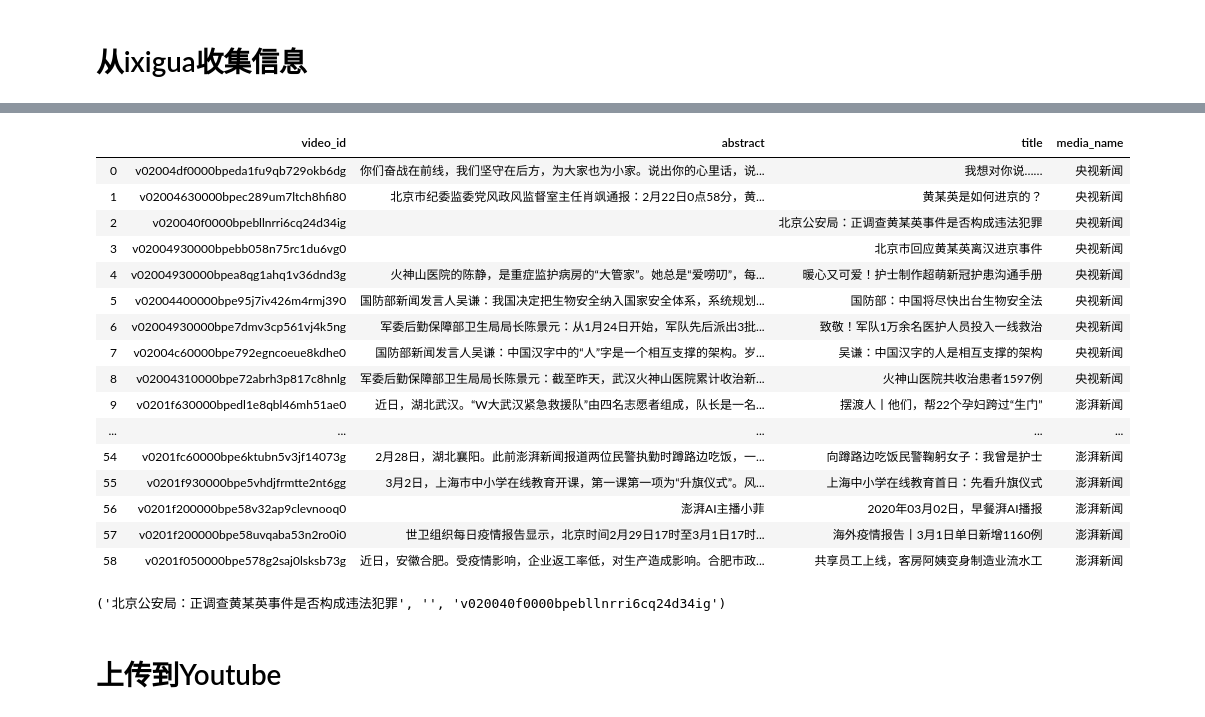
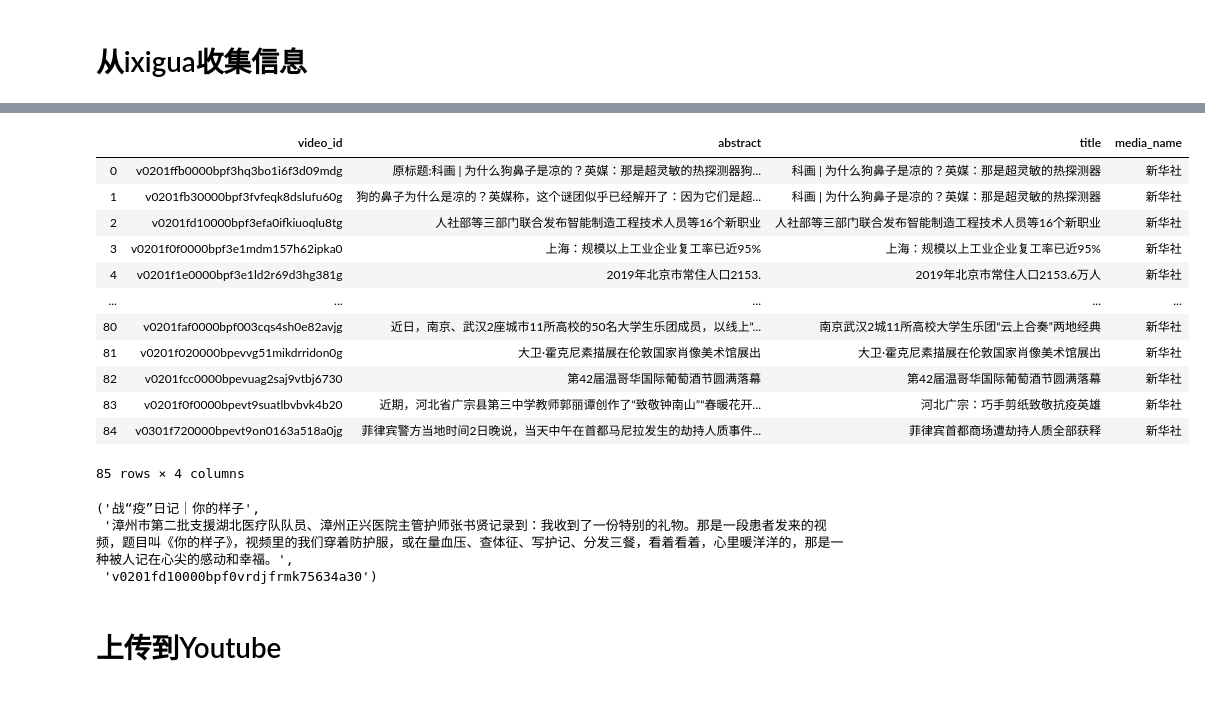
Before and after one commit to leewind/video-spider, a Jupyter notebook: jupyter/ixigua_2_youtube.ipynb, the cells around one changed output, grey strips where cells are left out. Drawn from its saved outputs; the diff is of its cells as text; code cells hidden in the pictures.

```diff
--- a/jupyter/ixigua_2_youtube.ipynb
+++ b/jupyter/ixigua_2_youtube.ipynb
@@ -9,7 +9,12 @@ import pandas as pd
 # %% [markdown]
 # 从ixigua收集信息
 # %%
-user_id_list = [4492956276, 51045089537]
+user_id_list = [
+#     4492956276,
+#     99849181082,
+#     104246645773
+    5757425042
+]
 # %%
 def downloadfile(filepath, url):
     print('downloadfile %s' % (url))
@@ -23,7 +28,7 @@ def downloadfile(filepath, url):
     print("Done")
     f.close()
 
-def request_detail_page(path, item):
+def request_detail_page(path, item=None):
     cookies = {
         'wafid':'af2ade58-1768-4fea-983d-c2ad0cf69fc2',
         'wafid.sig': 'xXI_Dn80Pyi_4TsddkTjVMYvnAQ',
@@ -60,6 +65,9 @@ def request_detail_page(path, item):
 
             downloadfile('%s.mp4' % (video_id), video_url)
 
+            if item is None:
+                item = o['Projection']['video']
+
             item['video_id'] = video_id
             return item
 # %%
@@ -102,7 +110,7 @@ def main():
                 if behot_time.month == ct.month and behot_time.day == ct.day and behot_time.year == ct.year:
 
                     try:
-                        vitem = request_detail_page('/i%s' % (item['item_id']), item)
+                        vitem = request_detail_page('/i%s' % (item['item_id']), item=item)
                         results.append(vitem)
                     except BaseException as e:
                         print(e)
@@ -151,43 +142,38 @@ data[0]
 # %%
 tmp = []
 for partial in data:
-    if partial['title'] in ['央视新闻面对面：专访武汉日记拍摄者小林', '主播说联播丨武汉社区干部被一句“谢谢”弄哭']:
-        continue
-
     tmp.append({
         'video_id': partial['video_id'],
         'abstract': partial['abstract'],
         'title': partial['title'],
         'media_name': partial['media_name']
     })
 
 df = pd.DataFrame(tmp)
 df
 # %% [output]
 |  | video_id | abstract | title | media_name |
-| 0 | v02004df0000bpeda1fu9qb729okb6dg | 你们奋战在前线，我们坚守在后方，为大家也为小家。说出你的心里话，说... | 我想对你说…… | 央视新闻 |
-| 1 | v02004630000bpec289um7ltch8hfi80 | 北京市纪委监委党风政风监督室主任肖飒通报：2月22日0点58分，黄... | 黄某英是如何进京的？ | 央视新闻 |
-| 2 | v020040f0000bpebllnrri6cq24d34ig |  | 北京公安局：正调查黄某英事件是否构成违法犯罪 | 央视新闻 |
-| 3 | v02004930000bpebb058n75rc1du6vg0 |  | 北京市回应黄某英离汉进京事件 | 央视新闻 |
-| 4 | v02004930000bpea8qg1ahq1v36dnd3g | 火神山医院的陈静，是重症监护病房的“大管家”。她总是“爱唠叨”，每... | 暖心又可爱！护士制作超萌新冠护患沟通手册 | 央视新闻 |
-| 5 | v02004400000bpe95j7iv426m4rmj390 | 国防部新闻发言人吴谦：我国决定把生物安全纳入国家安全体系，系统规划... | 国防部：中国将尽快出台生物安全法 | 央视新闻 |
-| 6 | v02004930000bpe7dmv3cp561vj4k5ng | 军委后勤保障部卫生局局长陈景元：从1月24日开始，军队先后派出3批... | 致敬！军队1万余名医护人员投入一线救治 | 央视新闻 |
-| 7 | v02004c60000bpe792egncoeue8kdhe0 | 国防部新闻发言人吴谦：中国汉字中的“人”字是一个相互支撑的架构。岁... | 吴谦：中国汉字的人是相互支撑的架构 | 央视新闻 |
-| 8 | v02004310000bpe72abrh3p817c8hnlg | 军委后勤保障部卫生局局长陈景元：截至昨天，武汉火神山医院累计收治新... | 火神山医院共收治患者1597例 | 央视新闻 |
-| 9 | v0201f630000bpedl1e8qbl46mh51ae0 | 近日，湖北武汉。“W大武汉紧急救援队”由四名志愿者组成，队长是一名... | 摆渡人丨他们，帮22个孕妇跨过“生门” | 澎湃新闻 |
+| 0 | v0201ffb0000bpf3hq3bo1i6f3d09mdg | 原标题:科画 | 为什么狗鼻子是凉的？英媒：那是超灵敏的热探测器狗... | 科画 | 为什么狗鼻子是凉的？英媒：那是超灵敏的热探测器 | 新华社 |
+| 1 | v0201fb30000bpf3fvfeqk8dslufu60g | 狗的鼻子为什么是凉的？英媒称，这个谜团似乎已经解开了：因为它们是超... | 科画 | 为什么狗鼻子是凉的？英媒：那是超灵敏的热探测器 | 新华社 |
+| 2 | v0201fd10000bpf3efa0ifkiuoqlu8tg | 人社部等三部门联合发布智能制造工程技术人员等16个新职业 | 人社部等三部门联合发布智能制造工程技术人员等16个新职业 | 新华社 |
+| 3 | v0201f0f0000bpf3e1mdm157h62ipka0 | 上海：规模以上工业企业复工率已近95% | 上海：规模以上工业企业复工率已近95% | 新华社 |
+| 4 | v0201f1e0000bpf3e1ld2r69d3hg381g | 2019年北京市常住人口2153. | 2019年北京市常住人口2153.6万人 | 新华社 |
 | ... | ... | ... | ... | ... |
-| 54 | v0201fc60000bpe6ktubn5v3jf14073g | 2月28日，湖北襄阳。此前澎湃新闻报道两位民警执勤时蹲路边吃饭，一... | 向蹲路边吃饭民警鞠躬女子：我曾是护士 | 澎湃新闻 |
-| 55 | v0201f930000bpe5vhdjfrmtte2nt6gg | 3月2日，上海市中小学在线教育开课，第一课第一项为“升旗仪式”。风... | 上海中小学在线教育首日：先看升旗仪式 | 澎湃新闻 |
-| 56 | v0201f200000bpe58v32ap9clevnooq0 | 澎湃AI主播小菲 | 2020年03月02日，早餐湃AI播报 | 澎湃新闻 |
-| 57 | v0201f200000bpe58uvqaba53n2ro0i0 | 世卫组织每日疫情报告显示，北京时间2月29日17时至3月1日17时... | 海外疫情报告丨3月1日单日新增1160例 | 澎湃新闻 |
-| 58 | v0201f050000bpe578g2saj0lsksb73g | 近日，安徽合肥。受疫情影响，企业返工率低，对生产造成影响。合肥市政... | 共享员工上线，客房阿姨变身制造业流水工 | 澎湃新闻 |
+| 80 | v0201faf0000bpf003cqs4sh0e82avjg | 近日，南京、武汉2座城市11所高校的50名大学生乐团成员，以线上“... | 南京武汉2城11所高校大学生乐团“云上合奏”两地经典 | 新华社 |
+| 81 | v0201f020000bpevvg51mikdrridon0g | 大卫·霍克尼素描展在伦敦国家肖像美术馆展出 | 大卫·霍克尼素描展在伦敦国家肖像美术馆展出 | 新华社 |
+| 82 | v0201fcc0000bpevuag2saj9vtbj6730 | 第42届温哥华国际葡萄酒节圆满落幕 | 第42届温哥华国际葡萄酒节圆满落幕 | 新华社 |
+| 83 | v0201f0f0000bpevt9suatlbvbvk4b20 | 近期，河北省广宗县第三中学教师郭丽谭创作了“致敬钟南山”“春暖花开... | 河北广宗：巧手剪纸致敬抗疫英雄 | 新华社 |
+| 84 | v0301f720000bpevt9on0163a518a0jg | 菲律宾警方当地时间2日晚说，当天中午在首都马尼拉发生的劫持人质事件... | 菲律宾首都商场遭劫持人质全部获释 | 新华社 |
+85 rows × 4 columns
 # %%
-t = df[df['video_id'] == 'v020040f0000bpebllnrri6cq24d34ig']
+t = df[df['video_id'] == 'v0201fd10000bpf0vrdjfrmk75634a30']
 
 index = 0
 t.iloc[index]['title'], t.iloc[index]['abstract'], t.iloc[index]['video_id']
 # %% [output]
-('北京公安局：正调查黄某英事件是否构成违法犯罪', '', 'v020040f0000bpebllnrri6cq24d34ig')
+('战“疫”日记｜你的样子',
+ '漳州市第二批支援湖北医疗队队员、漳州正兴医院主管护师张书贤记录到：我收到了一份特别的礼物。那是一段患者发来的视频，题目叫《你的样子》，视频里的我们穿着防护服，或在量血压、查体征、写护记、分发三餐，看着看着，心里暖洋洋的，那是一种被人记在心尖的感动和幸福。',
+ 'v0201fd10000bpf0vrdjfrmk75634a30')
 # %% [markdown]
 # 上传到Youtube
 # %%
```
Also changed, not shown: parts of 9 cells of this notebook.
